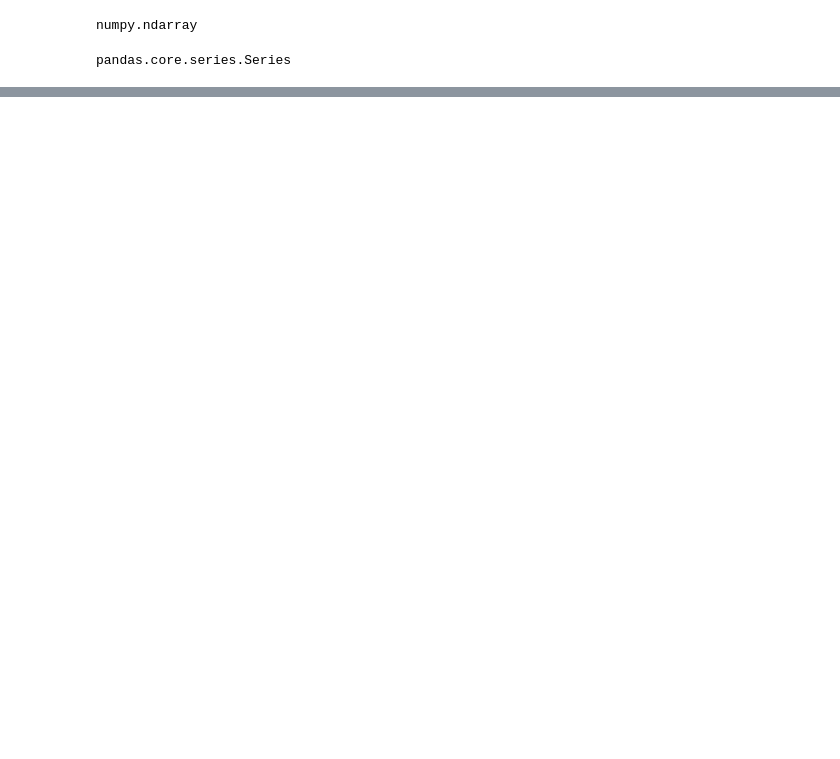
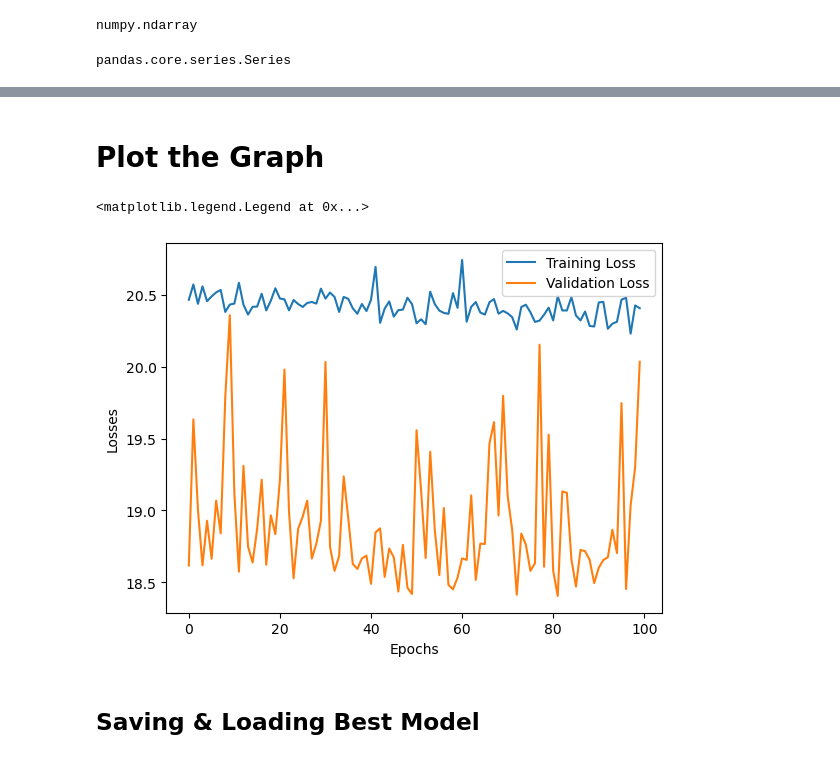
Before and after one commit to narayan-0307/AI-ML-Engineer, a Jupyter notebook: Deep Learning - Part 3/ANN_Regression.ipynb, the cells around one changed output, grey strips where cells are left out. Saved outputs shown, nothing was run; the diff lists cells and outputs as text; code cells hidden in the pictures; blank space fills up the shorter version.

Commit message:
ANN_Classification/ Regression Model

```diff
--- a/Deep Learning - Part 3/ANN_Regression.ipynb
+++ b/Deep Learning - Part 3/ANN_Regression.ipynb
@@ -148,0 +175,13 @@ test_loader = DataLoader(test_dataset, batch_size=32)
+# %%
+# Define Loss function and Optimizer
+
+import torch.optim as optim
+
+# Define the ANN Model
+model = ANN()
+
+# Define loss function which is - MEAN SQUARE ERROR
+crietrion = nn.MSELoss()
+
+# Define Optimizer - ADAM
+optimizer = optim.Adam(model.parameters()) # Parameters like - Bias, Weight that already inbuild into "nn.Module()"
@@ -148,0 +258,24 @@ test_loader = DataLoader(test_dataset, batch_size=32)
+# %% [markdown]
+# Plot the Graph
+# %%
+import matplotlib.pyplot as plt
+
+loss_df = pd.DataFrame (
+    {
+        "Training Loss": train_losses,
+        "Validation Loss": val_losses
+    }
+)
+
+plt.plot(loss_df["Training Loss"], label="Training Loss")
+plt.plot(loss_df["Validation Loss"], label="Validation Loss")
+
+plt.xlabel("Epochs")
+plt.ylabel("Losses")
+
+plt.legend()
+# %% [output]
+<matplotlib.legend.Legend at 0x...>
+[figure, added]
+# %% [markdown]
+## Saving & Loading Best Model
```
Also changed, not shown: parts of 16 cells of this notebook, 10 other files.
